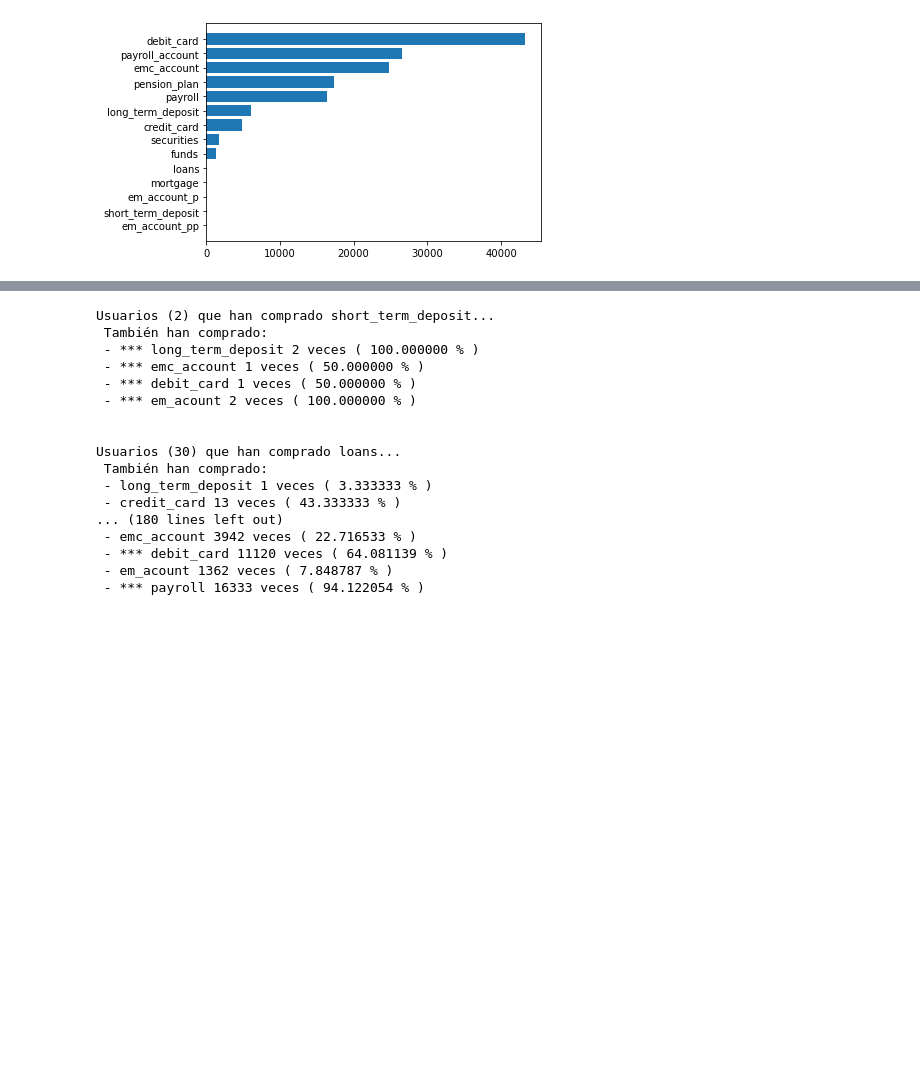
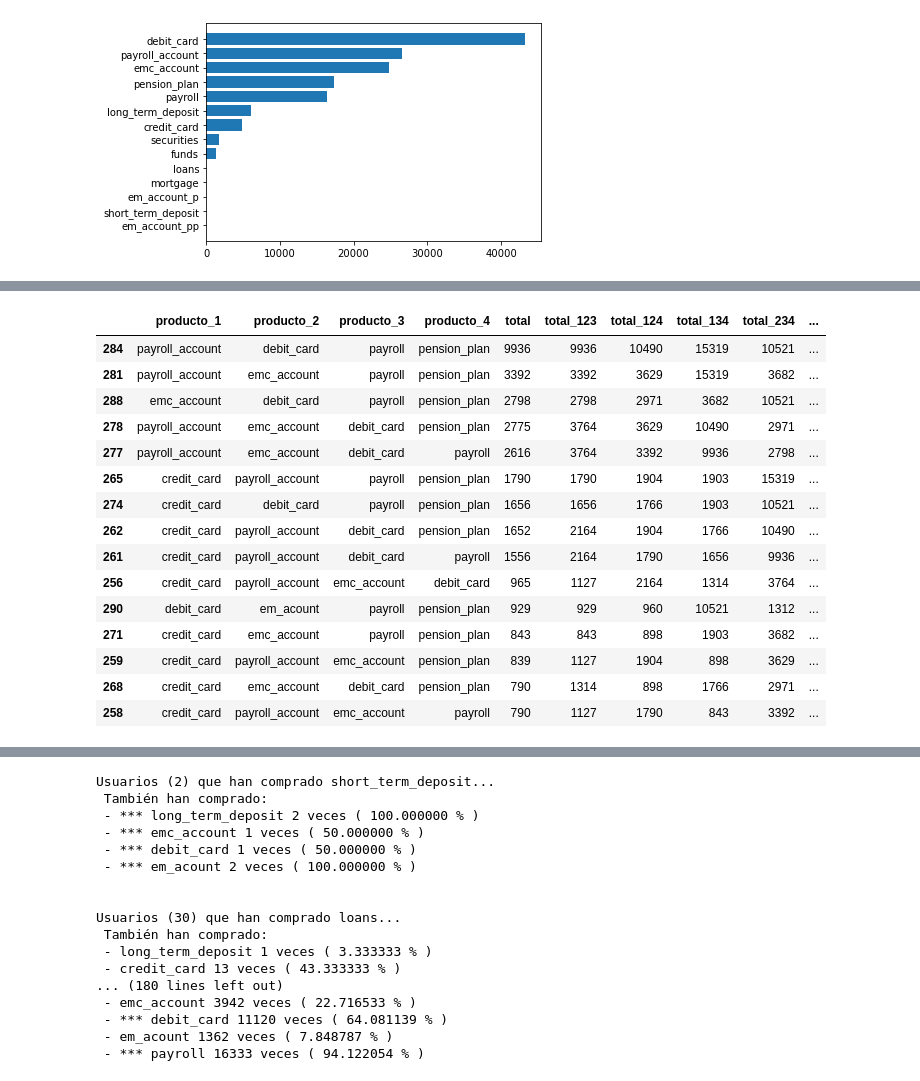
Before and after one commit to carlosperez1997/NDS_ProyectoFinal, a Jupyter notebook: eda_products.ipynb, the cells around one changed output, grey strips where cells are left out. Cells and saved outputs as stored; diff of their text form; code cells hidden in the pictures; blank space fills up the shorter version.

```diff
--- a/eda_products.ipynb
+++ b/eda_products.ipynb
@@ -204,0 +414,8 @@ En este apartado se pretence conocer que combinación de productos es la más re
+# %%
+vector = np.arange(len(boolean_cols))
+comb_3 = []
+
+for x in vector:
+    for y in vector[vector > x]:
+        for z in vector[vector > y]:
+            comb_3.append([x,y,z])
@@ -204,0 +478,52 @@ En este apartado se pretence conocer que combinación de productos es la más re
+# %%
+vector = np.arange(len(boolean_cols))
+comb_4 = []
+
+for x in vector:
+    for y in vector[vector > x]:
+        for z in vector[vector > y]:
+            for k in vector[vector > z]:
+                comb_4.append([x,y,z,k])
+# %%
+four_pack = pd.DataFrame(columns=['producto_1','producto_2','producto_3','producto_4','total', 'total_123', 'total_124', 'total_134', 'total_234'])
+for x, y, z, k in comb_4:
+    col_x = boolean_cols[x]
+    col_y = boolean_cols[y]
+    col_z = boolean_cols[z]
+    col_k = boolean_cols[k]
+
+    # 123, 124, 134, 234
+    df_123 = products_df.loc[ (products_df[col_x] == True) & (products_df[col_y] == True) & (products_df[col_z] == True) ]
+    df_124 = products_df.loc[ (products_df[col_x] == True) & (products_df[col_y] == True) & (products_df[col_k] == True) ]
+    df_134 = products_df.loc[ (products_df[col_x] == True) & (products_df[col_z] == True) & (products_df[col_k] == True) ]
+    df_234 = products_df.loc[ (products_df[col_y] == True) & (products_df[col_z] == True) & (products_df[col_k] == True) ]
+
+    df = products_df.loc[ (products_df[col_x] == True) & (products_df[col_y] == True) & (products_df[col_z] == True) & (products_df[col_k] == True) ]
+
+    if df.shape[0] != 0:
+        df_ = pd.DataFrame( {'producto_1':col_x, 'producto_2':col_y, 'producto_3':col_z, 'producto_4':col_k, 'total':df.shape[0], 'total_123': df_123.shape[0], 'total_124': df_124.shape[0], 'total_134':  df_134.shape[0], 'total_234':  df_234.shape[0] }, index=[0] )
+        four_pack = pd.concat( [four_pack, df_], ignore_index=True)
+
+four_pack['prop_123'] = four_pack['total'] / four_pack['total_123'] * 100
+four_pack['prop_124'] = four_pack['total'] / four_pack['total_124'] * 100
+four_pack['prop_134'] = four_pack['total'] / four_pack['total_134'] * 100
+four_pack['prop_234'] = four_pack['total'] / four_pack['total_234'] * 100
+
+display(four_pack.sort_values('total', ascending=False).head(15))
+# %% [output]
+|  | producto_1 | producto_2 | producto_3 | producto_4 | total | total_123 | total_124 | total_134 | total_234 | ... |
+| 284 | payroll_account | debit_card | payroll | pension_plan | 9936 | 9936 | 10490 | 15319 | 10521 | ... |
+| 281 | payroll_account | emc_account | payroll | pension_plan | 3392 | 3392 | 3629 | 15319 | 3682 | ... |
+| 288 | emc_account | debit_card | payroll | pension_plan | 2798 | 2798 | 2971 | 3682 | 10521 | ... |
+| 278 | payroll_account | emc_account | debit_card | pension_plan | 2775 | 3764 | 3629 | 10490 | 2971 | ... |
+| 277 | payroll_account | emc_account | debit_card | payroll | 2616 | 3764 | 3392 | 9936 | 2798 | ... |
+| 265 | credit_card | payroll_account | payroll | pension_plan | 1790 | 1790 | 1904 | 1903 | 15319 | ... |
+| 274 | credit_card | debit_card | payroll | pension_plan | 1656 | 1656 | 1766 | 1903 | 10521 | ... |
+| 262 | credit_card | payroll_account | debit_card | pension_plan | 1652 | 2164 | 1904 | 1766 | 10490 | ... |
+| 261 | credit_card | payroll_account | debit_card | payroll | 1556 | 2164 | 1790 | 1656 | 9936 | ... |
+| 256 | credit_card | payroll_account | emc_account | debit_card | 965 | 1127 | 2164 | 1314 | 3764 | ... |
+| 290 | debit_card | em_acount | payroll | pension_plan | 929 | 929 | 960 | 10521 | 1312 | ... |
+| 271 | credit_card | emc_account | payroll | pension_plan | 843 | 843 | 898 | 1903 | 3682 | ... |
+| 259 | credit_card | payroll_account | emc_account | pension_plan | 839 | 1127 | 1904 | 898 | 3629 | ... |
+| 268 | credit_card | emc_account | debit_card | pension_plan | 790 | 1314 | 898 | 1766 | 2971 | ... |
+| 258 | credit_card | payroll_account | emc_account | payroll | 790 | 1127 | 1790 | 843 | 3392 | ... |
```
Also changed, not shown: parts of 20 cells of this notebook.
